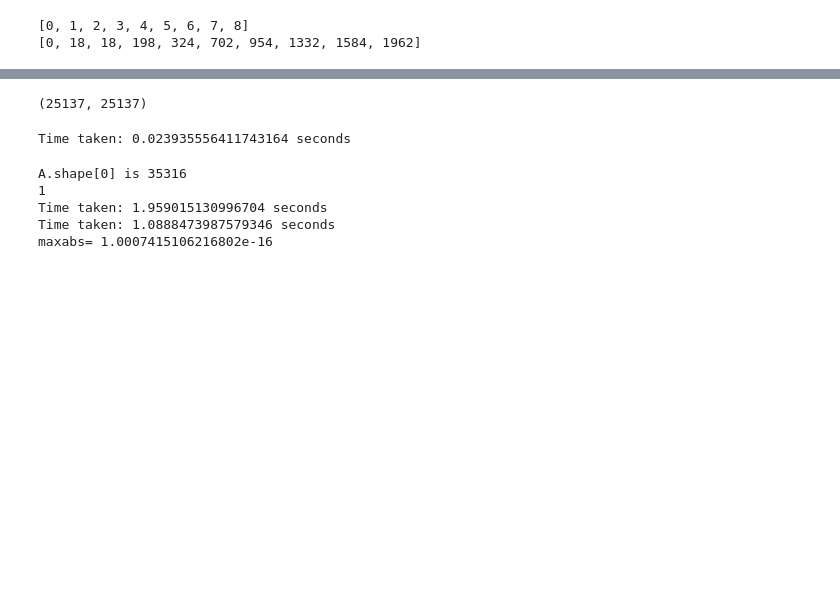
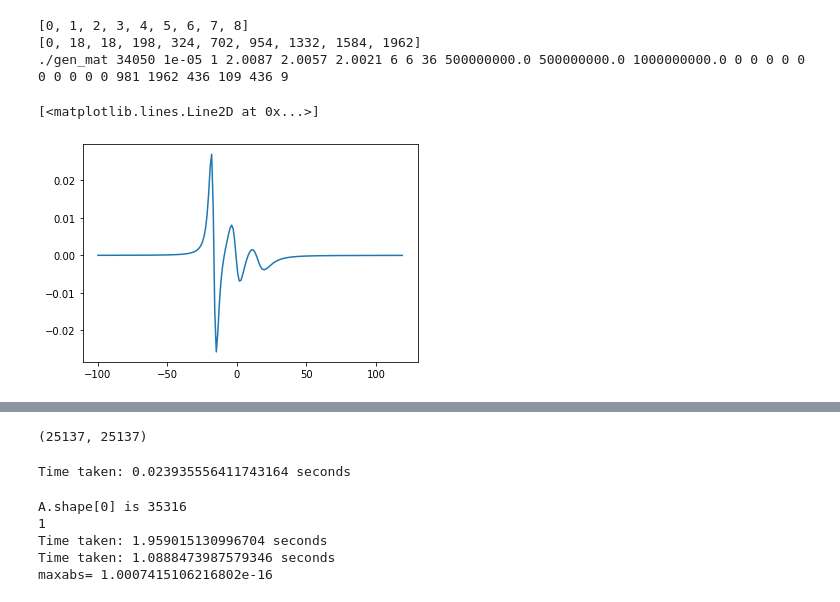
Before and after one commit to prannerta100/DoubleElectron, a Jupyter notebook: FastDoubleElectronKSymBasis/f1Cfunc.ipynb, the cells around one changed output, grey strips where cells are left out. Drawn from its saved outputs; the diff is of its cells as text; code cells hidden in the pictures; blank space fills up the shorter version.

Commit message:
clean up c code, run tests on C functions
still need to verify CAx_a and company; CW spectra don't match nlspmc, so there is work to do

```diff
--- a/FastDoubleElectronKSymBasis/f1Cfunc.ipynb
+++ b/FastDoubleElectronKSymBasis/f1Cfunc.ipynb
@@ -80,16 +79,20 @@ numL=len(Llist)
 np.savetxt('ind_offdiag.txt',ind_offdiag,fmt='%d',delimiter=',')
 np.savetxt('ind_diag.txt',ind_diag,fmt='%d',delimiter=',')
 #np.savetxt('stv.txt',stv)
-np.savetxt('ind_Plus1.txt',ind_Plus1,fmt='%d',delimiter=',')
-np.savetxt('ind_Plus2.txt',ind_Plus2,fmt='%d',delimiter=',')
-np.savetxt('ind_Minus1.txt',ind_Minus1,fmt='%d',delimiter=',')
+np.savetxt('ind_Plus1.txt', ind_Plus1, fmt='%d',delimiter=',')
+np.savetxt('ind_Plus2.txt', ind_Plus2, fmt='%d',delimiter=',')
+np.savetxt('ind_Minus1.txt', ind_Minus1 ,fmt='%d',delimiter=',')
 np.savetxt('Llist.txt',Llist,fmt='%d')
 np.savetxt('Lstarts_offdiag.txt',Lstarts_offdiag,fmt='%d')
 np.savetxt('Lstarts_diag.txt',Lstarts_diag,fmt='%d')
 np.savetxt('Lstarts_Plus1.txt',Lstarts_Plus1,fmt='%d',delimiter=',')
 np.savetxt('Lstarts_Plus2.txt',Lstarts_Plus2,fmt='%d',delimiter=',')
 np.savetxt('Lstarts_Minus1.txt',Lstarts_Minus1,fmt='%d',delimiter=',')
-os.system('gcc -o gen_mat -Wall -pg gen_mat.c -lm ')
+subprocess.run('gcc -o gen_mat -Wall -std=c11 -pg misc_fun.c gen_mat.c normalization.c -lm ', check=True)
+print('Executing ./gen_mat '+str(B0)+' '+str(psi)+' '+str(In)+' '+str(g[0])+' '+str(g[1])+' '+str(g[2])+' '+str(A[0])+' '+str(A[1])+\
+          ' '+str(A[2])+' '+str(R[0])+' '+str(R[1])+' '+str(R[2])+' '+str(ald)+' '+str(bed)+' '+str(gad)+' '+str(alm)+\
+           ' '+str(bem)+' '+str(gam)+' '+str(aldip)+' '+str(bedip)+' '+str(gadip)+' '+str(D)+' '+str(ndimo)+' '+str(ndimd)+\
+           ' '+str(ndimDipPlus1)+' '+str(ndimDipPlus2)+' '+str(ndimDipMinus1)+' '+str(numL))
 os.system('./gen_mat '+str(B0)+' '+str(psi)+' '+str(In)+' '+str(g[0])+' '+str(g[1])+' '+str(g[2])+' '+str(A[0])+' '+str(A[1])+\
           ' '+str(A[2])+' '+str(R[0])+' '+str(R[1])+' '+str(R[2])+' '+str(ald)+' '+str(bed)+' '+str(gad)+' '+str(alm)+\
            ' '+str(bem)+' '+str(gam)+' '+str(aldip)+' '+str(bedip)+' '+str(gadip)+' '+str(D)+' '+str(ndimo)+' '+str(ndimd)+\
@@ -107,14 +110,14 @@ matzr = DiffTensorNoPotential(ind_diag, R, g)
 matz = matzr + 1.0j * matzi
 
 #dipolar matrix
-matdip_Plus1 = 1.0j * conv2coo('matdip_Plus1.txt',ndimDipPlus1)
-matdip_Minus1 = 1.0j * conv2coo('matdip_Minus1.txt',ndimDipPlus1)
+#matdip_Plus1 = 1.0j * conv2coo('matdip_Plus1.txt',ndimDipPlus1)
+#matdip_Minus1 = 1.0j * conv2coo('matdip_Minus1.txt',ndimDipPlus1)
 
 #convert all matrices to CSR
 matx = matx.tocsr()
 matz = matz.tocsr()
-matdip_Plus1 = matdip_Plus1.tocsr()
-matdip_Minus1 = matdip_Minus1.tocsr()
+#matdip_Plus1 = matdip_Plus1.tocsr()
+#matdip_Minus1 = matdip_Minus1.tocsr()
 #define maty, pS=-1 matrix
 maty = matx.conjugate()
 
@@ -122,3 +125,4 @@ grand_size = ndimDipPlus1*numI**2
 # %% [output]
 [0, 1, 2, 3, 4, 5, 6, 7, 8]
 [0, 18, 18, 198, 324, 702, 954, 1332, 1584, 1962]
+./gen_mat 34050 1e-05 1 2.0087 2.0057 2.0021 6 6 36 500000000.0 500000000.0 1000000000.0 0 0 0 0 0 0 0 0 0 0 981 1962 436 109 436 9
@@ -125,3 +131,23 @@ grand_size = ndimDipPlus1*numI**2
+# %%
+matxide = conv2coo('de_matlab_imagh_34050_9.mtxx',84, delimiter=',') #B0 * iden already subtracted
+matxrde = conv2coo('de_matlab_realh_34050_9.mtxx',84, delimiter=',')
+matxde = matxrde + 1.0j * matxide
+matx = matxde
+#calculate CW spectrum to check if it makes sense, actually there needs to be a perfect match
+stvx = np.zeros(matx.shape[0])
+stvx[0] = stvx[1] = stvx[2] = 1/math.sqrt(3)
+shiftr = 0.5
+results = []
+omarr = np.linspace(-100,120,200)
+for om in omarr:
+    x = spsolve(matx+(shiftr-1.0j*om)*spiden(matx.shape[0]), stvx)
+    results.append(np.real(x.dot(stvx)))
+
+import matplotlib.pyplot as plt
+plt.plot(omarr[:-1],np.diff(results))
+# %% [output]
+[<matplotlib.lines.Line2D at 0x...>]
+[figure, added]
 # %%
 #calculate CW spectrum to check if it makes sense, actually there needs to be a perfect match
 stvx = np.zeros(matx.shape[0])
```
Also changed, not shown: parts of 4 cells of this notebook, 18 other files.
